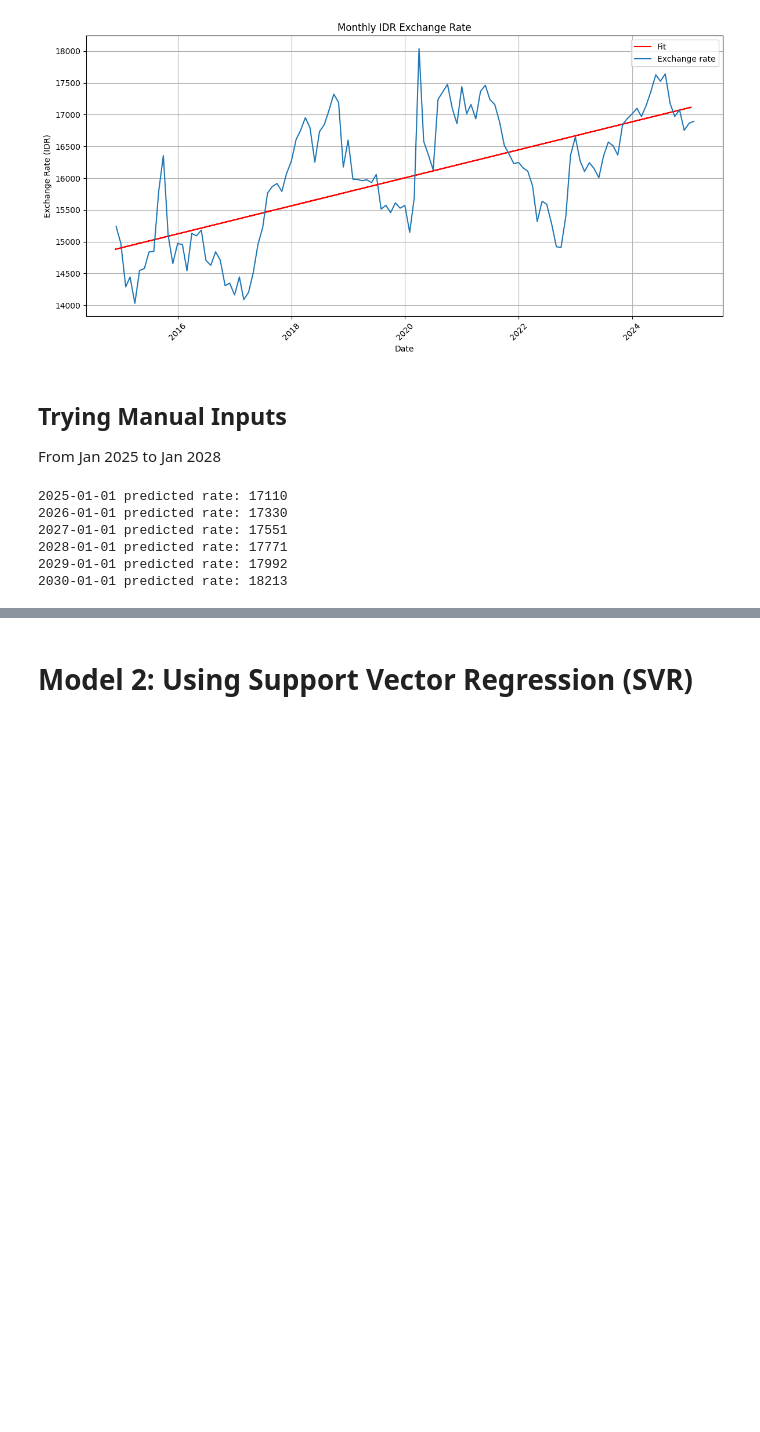
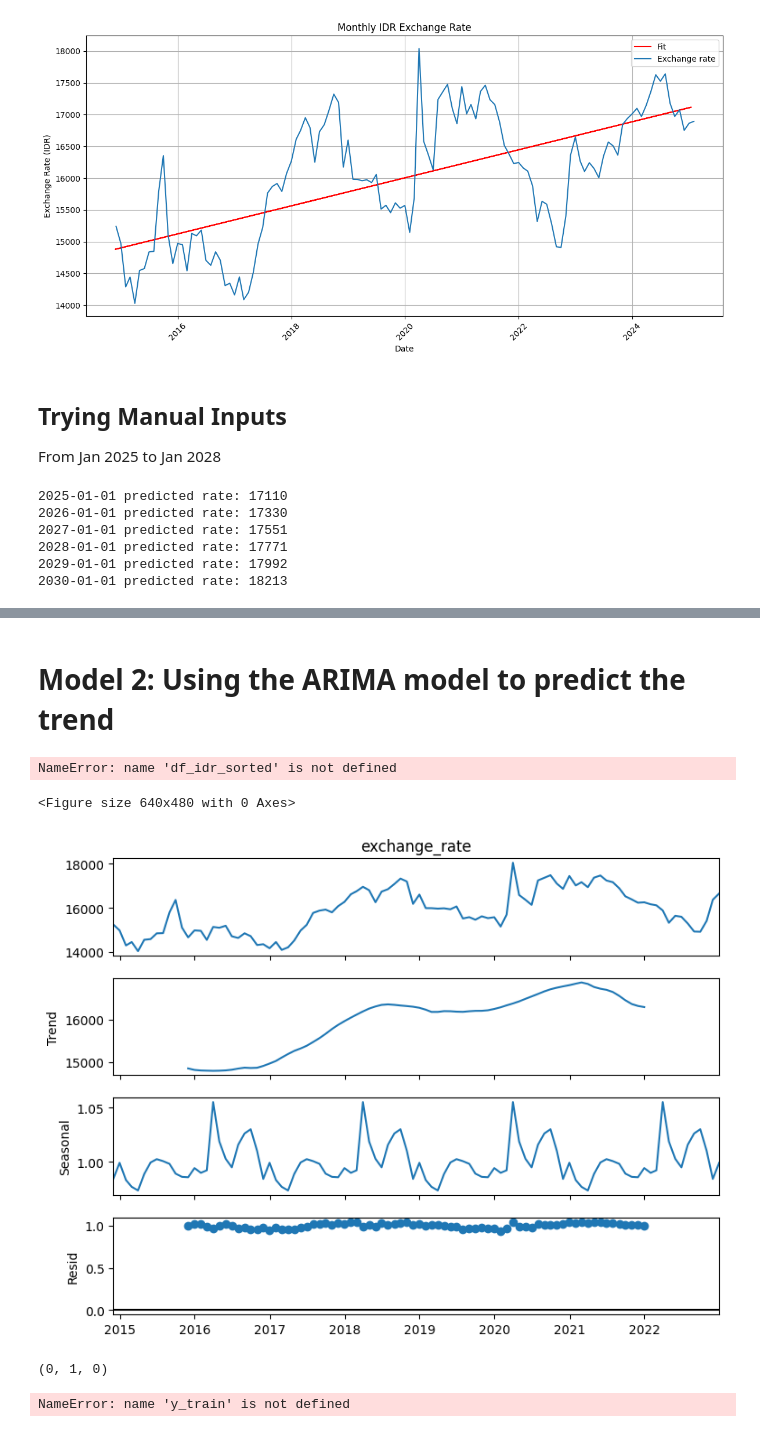
Before and after one commit to rizkyfernanda/P1--Predicting-Forex-Regression, a Jupyter notebook: Forex Regression.ipynb, the cells around one changed output, grey strips where cells are left out. Drawn from its saved outputs; the diff is of its cells as text; code cells hidden in the pictures; blank space fills up the shorter version.

```diff
--- a/Forex Regression.ipynb
+++ b/Forex Regression.ipynb
@@ -199,2 +178,0 @@ plt.show()
-# %% [markdown]
-# Model 2: Using Support Vector Regression (SVR)
@@ -228,0 +179,67 @@ for i in range(n_bootstrap):
+# %% [markdown]
+# Model 2: Using the ARIMA model to predict the trend
+# %%
+df_idr_monthly = df_idr_sorted.resample('M').last()
+
+# Again, get the train (80%) and test (20%) dataset from a source dataset (without randomization)
+
+train_size = int(len(df_idr_monthly) * 0.8)
+train_data = df_idr_monthly[:train_size]
+test_data = df_idr_monthly[train_size:]
+
+# Separate features (X) and target variable (y)
+X_train = train_data['date']
+y_train = train_data['exchange_rate']
+X_test = test_data['date']
+y_test = test_data['exchange_rate']
+
+for i in range(len(X_test)):
+  print(X_test[i]," rate:", y_test[i])
+
+# Convert date to numerical representation (you might need a more sophisticated method)
+X_train = pd.to_datetime(X_train).astype('datetime64[ns]').astype(int)
+X_test = pd.to_datetime(X_test).astype('datetime64[ns]').astype(int)
+
+# Reshape X for models expecting 2D arrays
+X_train = np.array(X_train).reshape(-1, 1)
+X_test = np.array(X_test).reshape(-1, 1)
+
+print("X_train shape:", X_train.shape)
+print("y_train shape:", y_train.shape)
+print("X_test shape:", X_test.shape)
+print("y_test shape:", y_test.shape)
+# %% [output]
+NameError: name 'df_idr_sorted' is not defined
+# %%
+from statsmodels.tsa.seasonal import seasonal_decompose
+result = seasonal_decompose(y_train, model='multiplicative', period=24)
+fig = plt.figure()
+fig = result.plot()
+fig.set_size_inches(8, 6)
+fig.show()
+# %% [output]
+<Figure size 640x480 with 0 Axes>
+[figure, added]
+# %%
+# !pip install pmdarima # download if not available yet
+from pmdarima.arima import auto_arima
+
+model = auto_arima(y_train, seasonal=True, m=8, suppress_warnings=True)
+print(model.order)
+# %% [output]
+(0, 1, 0)
+# %%
+from statsmodels.tsa.statespace.sarimax import SARIMAX
+from sklearn.metrics import mean_squared_error, r2_score
+
+order = (0, 1, 0)  # Example order (p, d, q)
+seasonal_order = (1, 1, 0, 5)  # Example seasonal order (P, D, Q, s)
+
+# Builde the SARIMAX Model
+sarimax_model = SARIMAX(y_train, order=order, seasonal_order=seasonal_order)
+sarimax_results = sarimax_model.fit(disp=False)  # disp=False suppresses convergence messages
+
+# Predict the SARIMAX model with the test data
+y_sarimax_trend = sarimax_results.predict(start=1, end=len(y_train) + len(y_test))
+# %% [output]
+NameError: name 'y_train' is not defined
```
Also changed, not shown: parts of 9 cells of this notebook.
